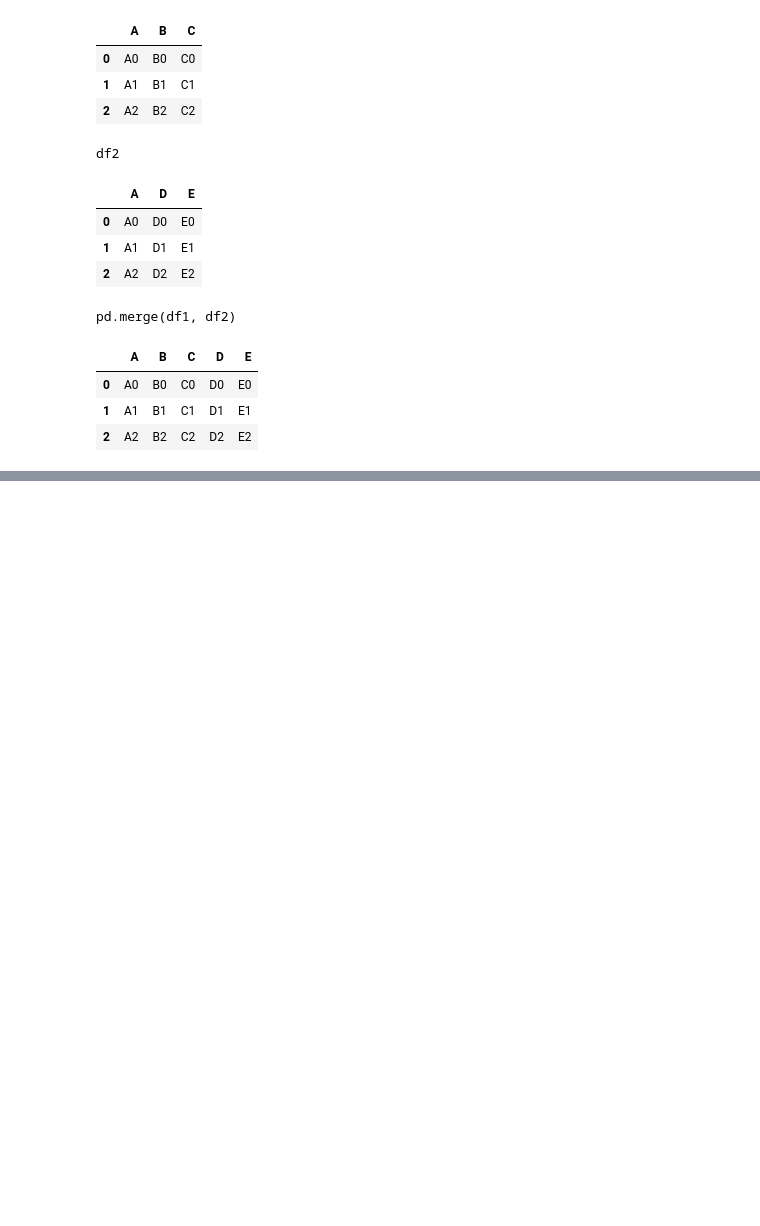
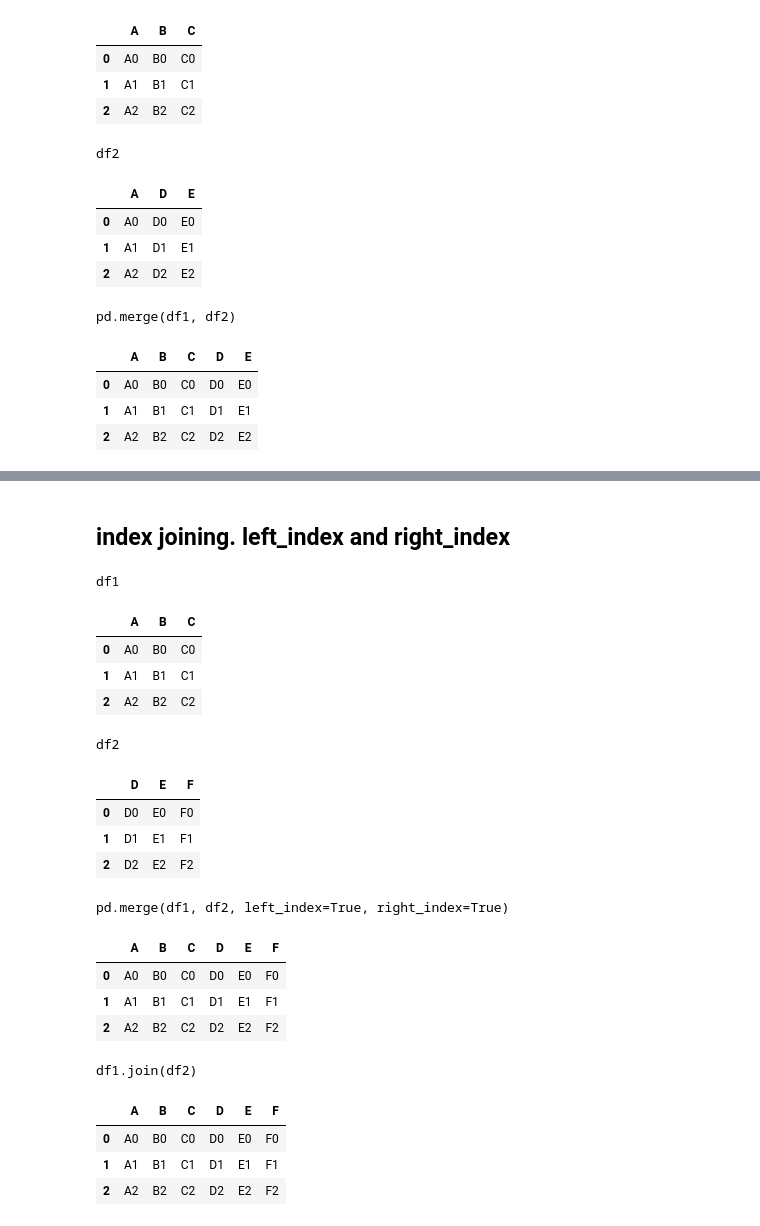
Before and after one commit to tkleg/SSE591-Projects, a Jupyter notebook: Proj3/combining_datasets_merge_join.ipynb, the cells around one changed output, grey strips where cells are left out. Cells and saved outputs as stored; diff of their text form; code cells hidden in the pictures; blank space fills up the shorter version.

```diff
--- a/Proj3/combining_datasets_merge_join.ipynb
+++ b/Proj3/combining_datasets_merge_join.ipynb
@@ -48,0 +143,27 @@ pd.merge(df1, df2)
+# %% [markdown]
+## index joining. left_index and right_index
+# %%
+df1 = make_df('ABC', range(3))
+df2 = make_df('DEF', range(3))
+display('df1', 'df2', 'pd.merge(df1, df2, left_index=True, right_index=True)', 'df1.join(df2)')
+# %% [output]
+df1
+|  | A | B | C |
+| 0 | A0 | B0 | C0 |
+| 1 | A1 | B1 | C1 |
+| 2 | A2 | B2 | C2 |
+df2
+|  | D | E | F |
+| 0 | D0 | E0 | F0 |
+| 1 | D1 | E1 | F1 |
+| 2 | D2 | E2 | F2 |
+pd.merge(df1, df2, left_index=True, right_index=True)
+|  | A | B | C | D | E | F |
+| 0 | A0 | B0 | C0 | D0 | E0 | F0 |
+| 1 | A1 | B1 | C1 | D1 | E1 | F1 |
+| 2 | A2 | B2 | C2 | D2 | E2 | F2 |
+df1.join(df2)
+|  | A | B | C | D | E | F |
+| 0 | A0 | B0 | C0 | D0 | E0 | F0 |
+| 1 | A1 | B1 | C1 | D1 | E1 | F1 |
+| 2 | A2 | B2 | C2 | D2 | E2 | F2 |
```
Also changed, not shown: parts of 12 cells of this notebook.
